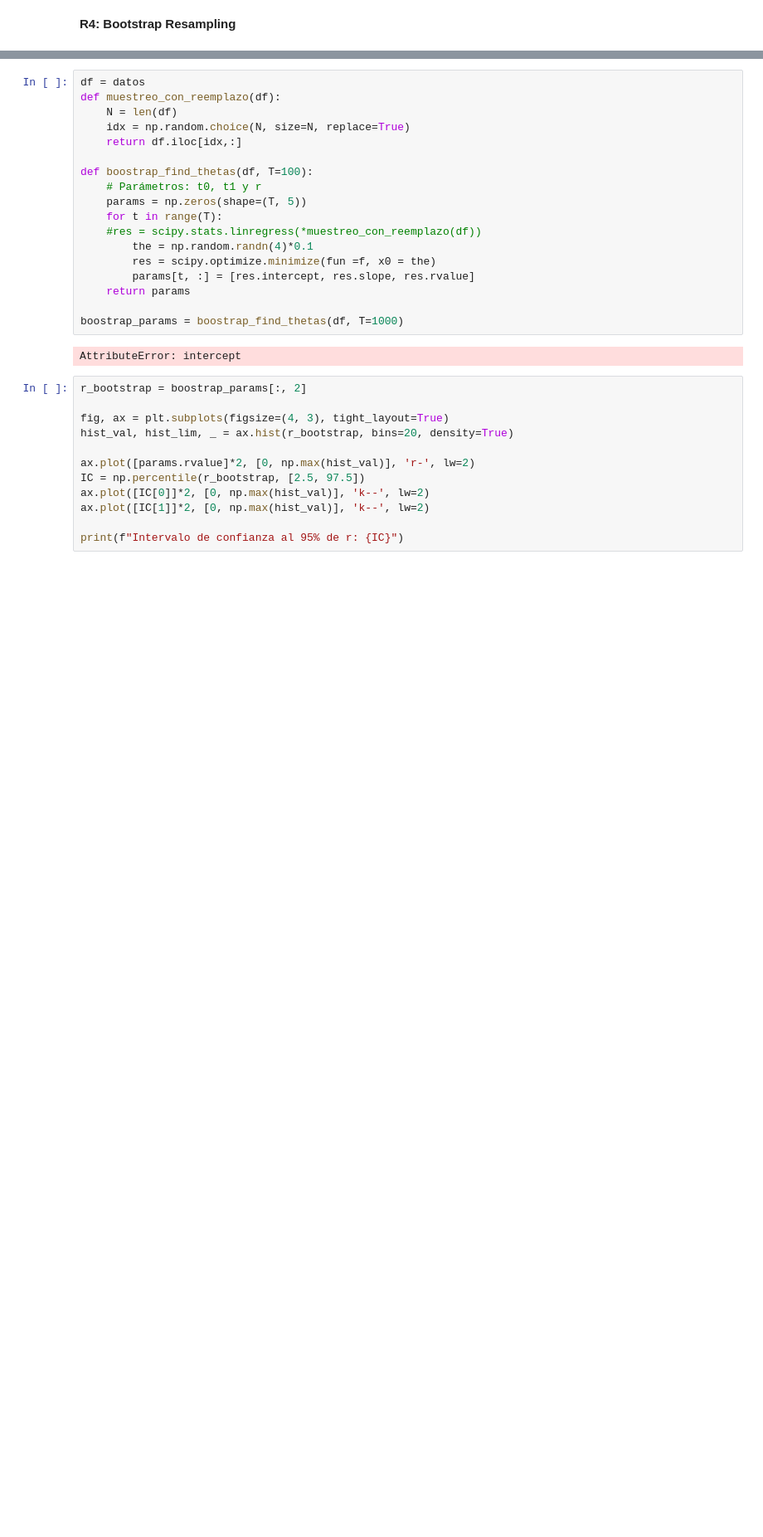
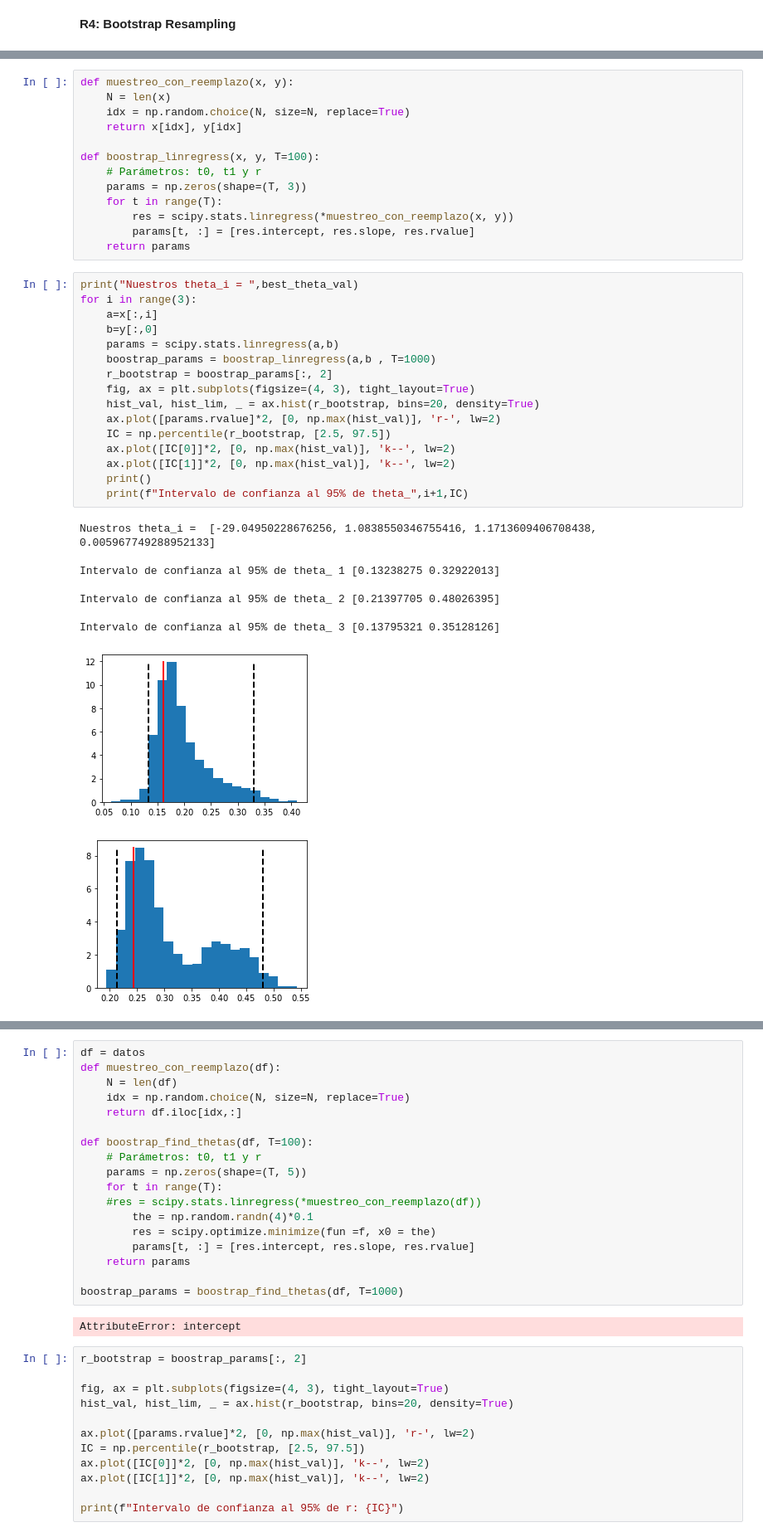
Before and after one commit to Valrojo/info147u2, a Jupyter notebook: info147_tarea2.ipynb, the cells around one changed output, grey strips where cells are left out. Shown at 83% size. Cells and saved outputs as stored; diff of their text form; blank space fills up the shorter version.

Commit message:
Bootstrap

```diff
--- a/info147_tarea2.ipynb
+++ b/info147_tarea2.ipynb
@@ -294,0 +281,39 @@ MSE(y_origin, Y_estim)
+# %%
+def muestreo_con_reemplazo(x, y):
+    N = len(x)
+    idx = np.random.choice(N, size=N, replace=True)
+    return x[idx], y[idx]
+
+def boostrap_linregress(x, y, T=100):
+    # Parámetros: t0, t1 y r
+    params = np.zeros(shape=(T, 3))
+    for t in range(T):
+        res = scipy.stats.linregress(*muestreo_con_reemplazo(x, y))
+        params[t, :] = [res.intercept, res.slope, res.rvalue]
+    return params
+# %%
+print("Nuestros theta_i = ",best_theta_val)
+for i in range(3):
+    a=x[:,i]
+    b=y[:,0]
+    params = scipy.stats.linregress(a,b)
+    boostrap_params = boostrap_linregress(a,b , T=1000)
+    r_bootstrap = boostrap_params[:, 2]
+    fig, ax = plt.subplots(figsize=(4, 3), tight_layout=True)
+    hist_val, hist_lim, _ = ax.hist(r_bootstrap, bins=20, density=True)
+    ax.plot([params.rvalue]*2, [0, np.max(hist_val)], 'r-', lw=2)
+    IC = np.percentile(r_bootstrap, [2.5, 97.5])
+    ax.plot([IC[0]]*2, [0, np.max(hist_val)], 'k--', lw=2)
+    ax.plot([IC[1]]*2, [0, np.max(hist_val)], 'k--', lw=2)
+    print()
+    print(f"Intervalo de confianza al 95% de theta_",i+1,IC)
+# %% [output]
+Nuestros theta_i =  [-29.04950228676256, 1.0838550346755416, 1.1713609406708438, 0.005967749288952133]
+
+Intervalo de confianza al 95% de theta_ 1 [0.13238275 0.32922013]
+
+Intervalo de confianza al 95% de theta_ 2 [0.21397705 0.48026395]
+
+Intervalo de confianza al 95% de theta_ 3 [0.13795321 0.35128126]
+[figure, added]
+[figure, added]
```
Also changed, not shown: parts of 13 cells of this notebook.
